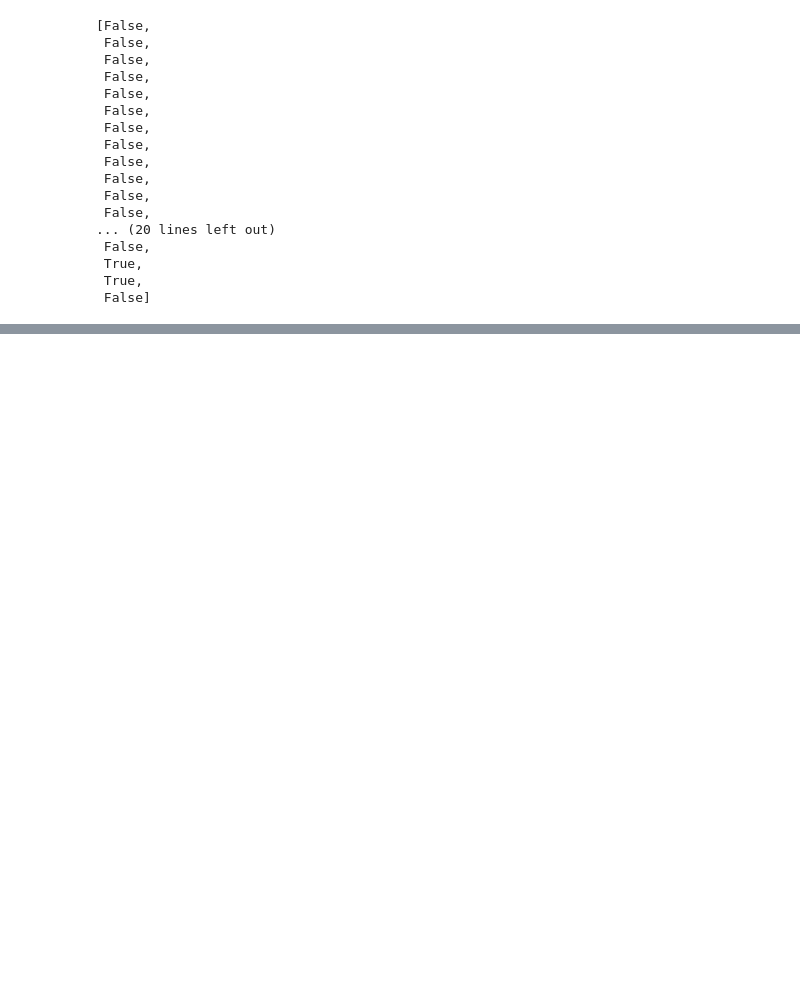
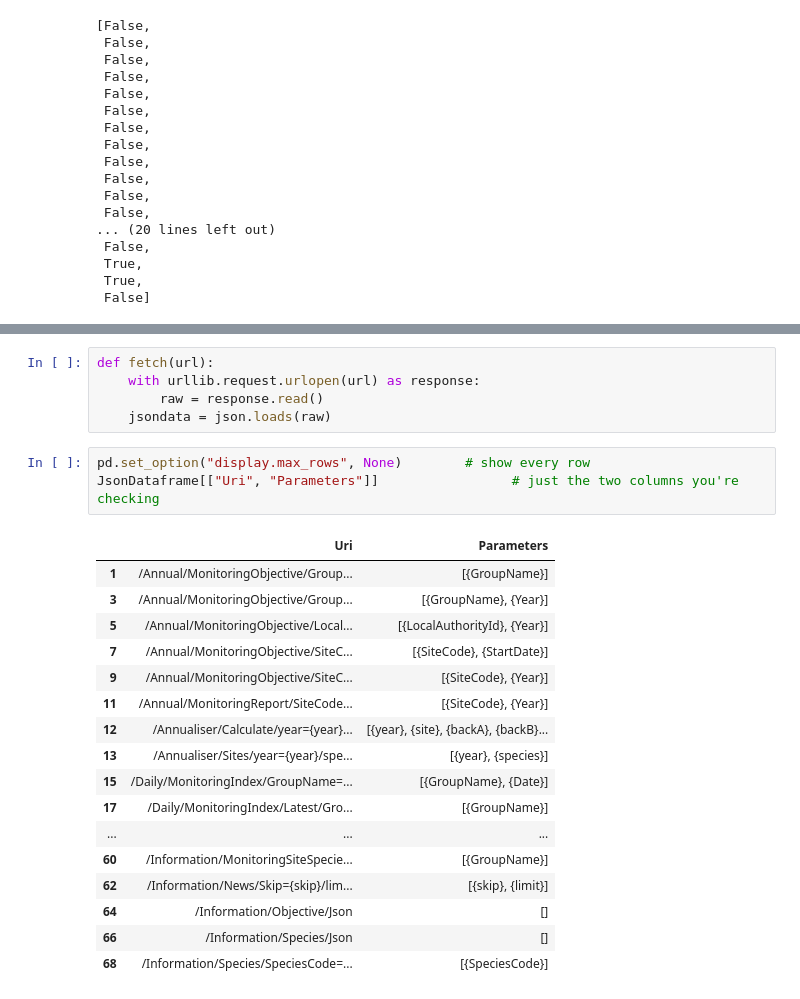
Before and after one commit to KPS25FX/london-air-quality, a Jupyter notebook: API-Exploration.ipynb, the cells around one changed output, grey strips where cells are left out. Drawn from its saved outputs; the diff is of its cells as text; blank space fills up the shorter version.

```diff
--- a/API-Exploration.ipynb
+++ b/API-Exploration.ipynb
@@ -131,0 +244,26 @@ url = base + "/Information/Groups/Json"
+# %%
+def fetch(url):
+    with urllib.request.urlopen(url) as response:
+        raw = response.read()
+    jsondata = json.loads(raw)
+# %%
+pd.set_option("display.max_rows", None)        # show every row
+JsonDataframe[["Uri", "Parameters"]]                 # just the two columns you're checking
+# %% [output]
+|  | Uri | Parameters |
+| 1 | /Annual/MonitoringObjective/Group... | [{GroupName}] |
+| 3 | /Annual/MonitoringObjective/Group... | [{GroupName}, {Year}] |
+| 5 | /Annual/MonitoringObjective/Local... | [{LocalAuthorityId}, {Year}] |
+| 7 | /Annual/MonitoringObjective/SiteC... | [{SiteCode}, {StartDate}] |
+| 9 | /Annual/MonitoringObjective/SiteC... | [{SiteCode}, {Year}] |
+| 11 | /Annual/MonitoringReport/SiteCode... | [{SiteCode}, {Year}] |
+| 12 | /Annualiser/Calculate/year={year}... | [{year}, {site}, {backA}, {backB}... |
+| 13 | /Annualiser/Sites/year={year}/spe... | [{year}, {species}] |
+| 15 | /Daily/MonitoringIndex/GroupName=... | [{GroupName}, {Date}] |
+| 17 | /Daily/MonitoringIndex/Latest/Gro... | [{GroupName}] |
+| ... | ... | ... |
+| 60 | /Information/MonitoringSiteSpecie... | [{GroupName}] |
+| 62 | /Information/News/Skip={skip}/lim... | [{skip}, {limit}] |
+| 64 | /Information/Objective/Json | [] |
+| 66 | /Information/Species/Json | [] |
+| 68 | /Information/Species/SpeciesCode=... | [{SpeciesCode}] |
```
Also changed, not shown: parts of 8 cells of this notebook, 3 other files.
